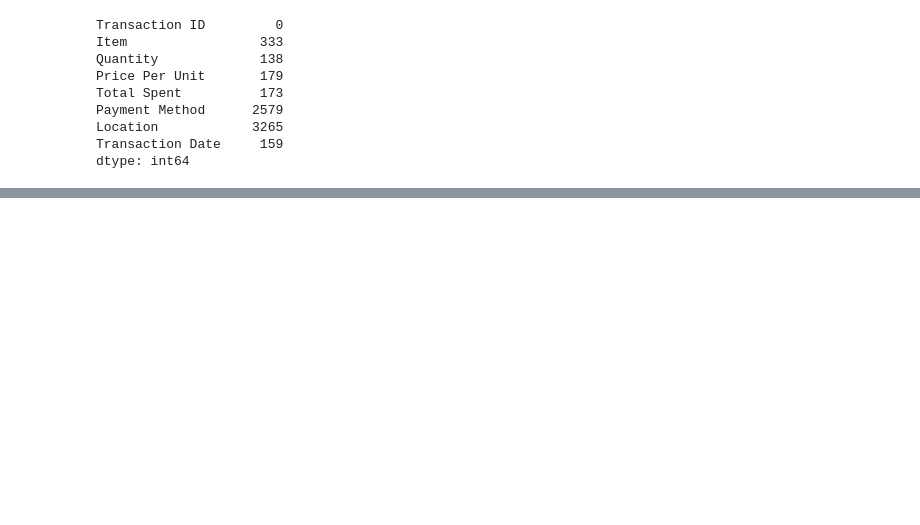
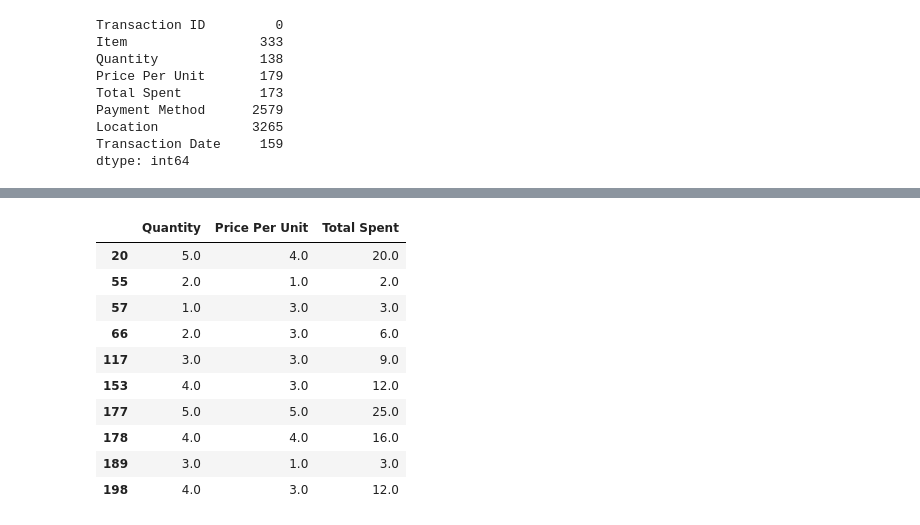
Before and after one commit to NeelaSaranyaS/Cafe_Sales, a Jupyter notebook: Cafe_Sales.ipynb, the cells around one changed output, grey strips where cells are left out. Cells and saved outputs as stored; diff of their text form; code cells hidden in the pictures; blank space fills up the shorter version.

```diff
--- a/Cafe_Sales.ipynb
+++ b/Cafe_Sales.ipynb
@@ -1041,0 +215,14 @@ cs.to_csv("Cleaned_Cafe_Sales.csv",index=False)
+# %%
+clean_cs.loc[quantity_mask, ["Quantity", "Price Per Unit", "Total Spent"]].head(10)
+# %% [output]
+|  | Quantity | Price Per Unit | Total Spent |
+| 20 | 5.0 | 4.0 | 20.0 |
+| 55 | 2.0 | 1.0 | 2.0 |
+| 57 | 1.0 | 3.0 | 3.0 |
+| 66 | 2.0 | 3.0 | 6.0 |
+| 117 | 3.0 | 3.0 | 9.0 |
+| 153 | 4.0 | 3.0 | 12.0 |
+| 177 | 5.0 | 5.0 | 25.0 |
+| 178 | 4.0 | 4.0 | 16.0 |
+| 189 | 3.0 | 1.0 | 3.0 |
+| 198 | 4.0 | 3.0 | 12.0 |
```
Also changed, not shown: parts of 159 cells of this notebook, 1 other file.
